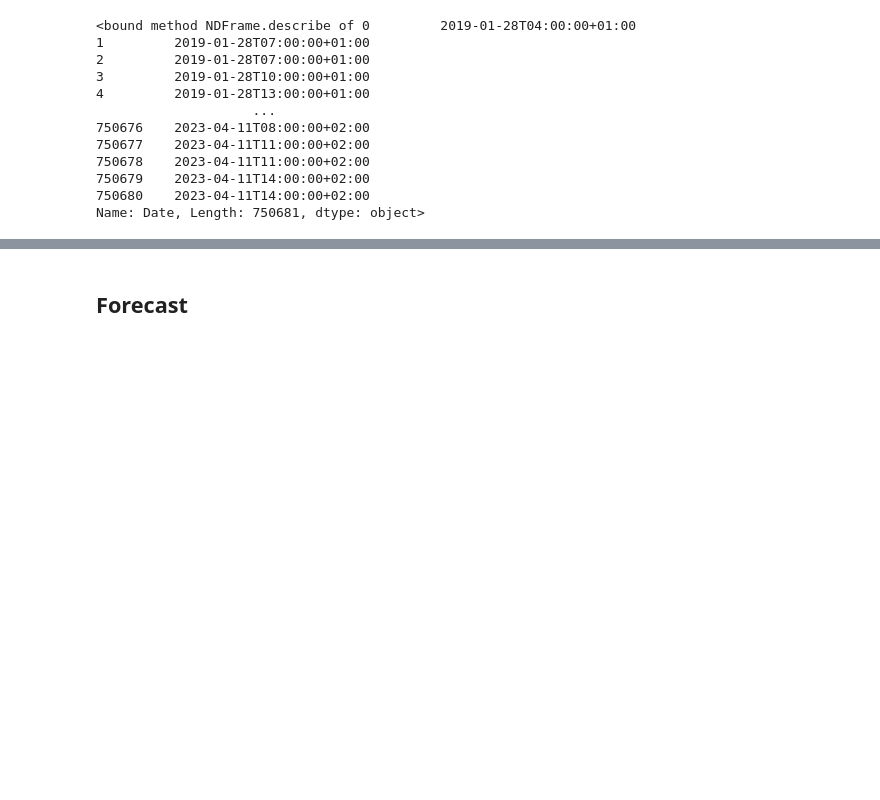
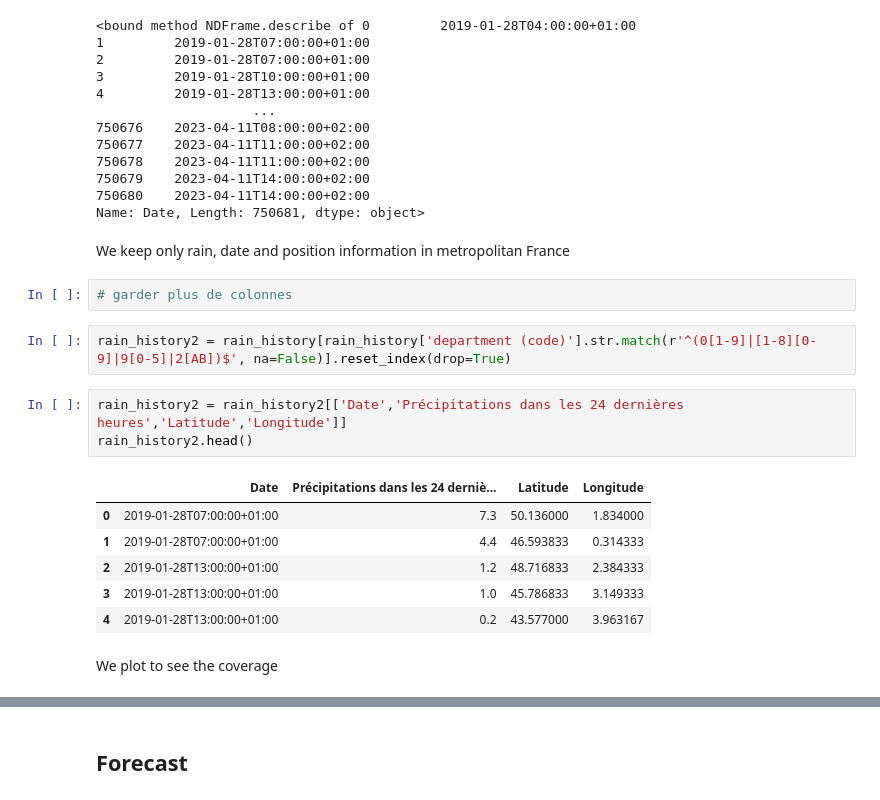
Before and after one commit to AurorePDSA/real-time-flood-alerts, a Jupyter notebook: real-time/temp.ipynb, the cells around one changed output, grey strips where cells are left out. Saved outputs shown, nothing was run; the diff lists cells and outputs as text; blank space fills up the shorter version.

```diff
--- a/real-time/temp.ipynb
+++ b/real-time/temp.ipynb
@@ -65,3 +65,21 @@ rain_history['Date'].describe
 750679    2023-04-11T14:00:00+02:00
 750680    2023-04-11T14:00:00+02:00
 Name: Date, Length: 750681, dtype: object>
+# %% [markdown]
+We keep only rain, date and position information in metropolitan France
+# %%
+# garder plus de colonnes
+# %%
+rain_history2 = rain_history[rain_history['department (code)'].str.match(r'^(0[1-9]|[1-8][0-9]|9[0-5]|2[AB])$', na=False)].reset_index(drop=True)
+# %%
+rain_history2 = rain_history2[['Date','Précipitations dans les 24 dernières heures','Latitude','Longitude']]
+rain_history2.head()
+# %% [output]
+|  | Date | Précipitations dans les 24 derniè... | Latitude | Longitude |
+| 0 | 2019-01-28T07:00:00+01:00 | 7.3 | 50.136000 | 1.834000 |
+| 1 | 2019-01-28T07:00:00+01:00 | 4.4 | 46.593833 | 0.314333 |
+| 2 | 2019-01-28T13:00:00+01:00 | 1.2 | 48.716833 | 2.384333 |
+| 3 | 2019-01-28T13:00:00+01:00 | 1.0 | 45.786833 | 3.149333 |
+| 4 | 2019-01-28T13:00:00+01:00 | 0.2 | 43.577000 | 3.963167 |
+# %% [markdown]
+We plot to see the coverage
```
Also changed, not shown: parts of 4 cells of this notebook.
